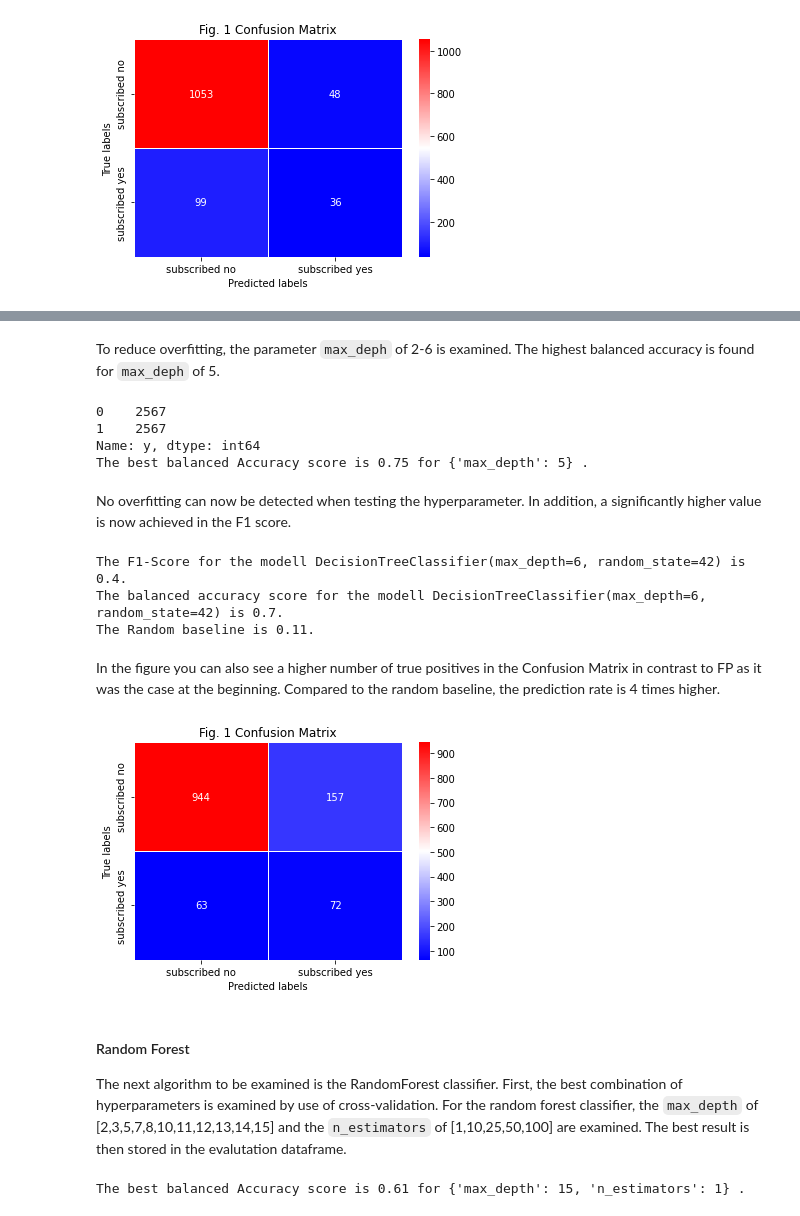
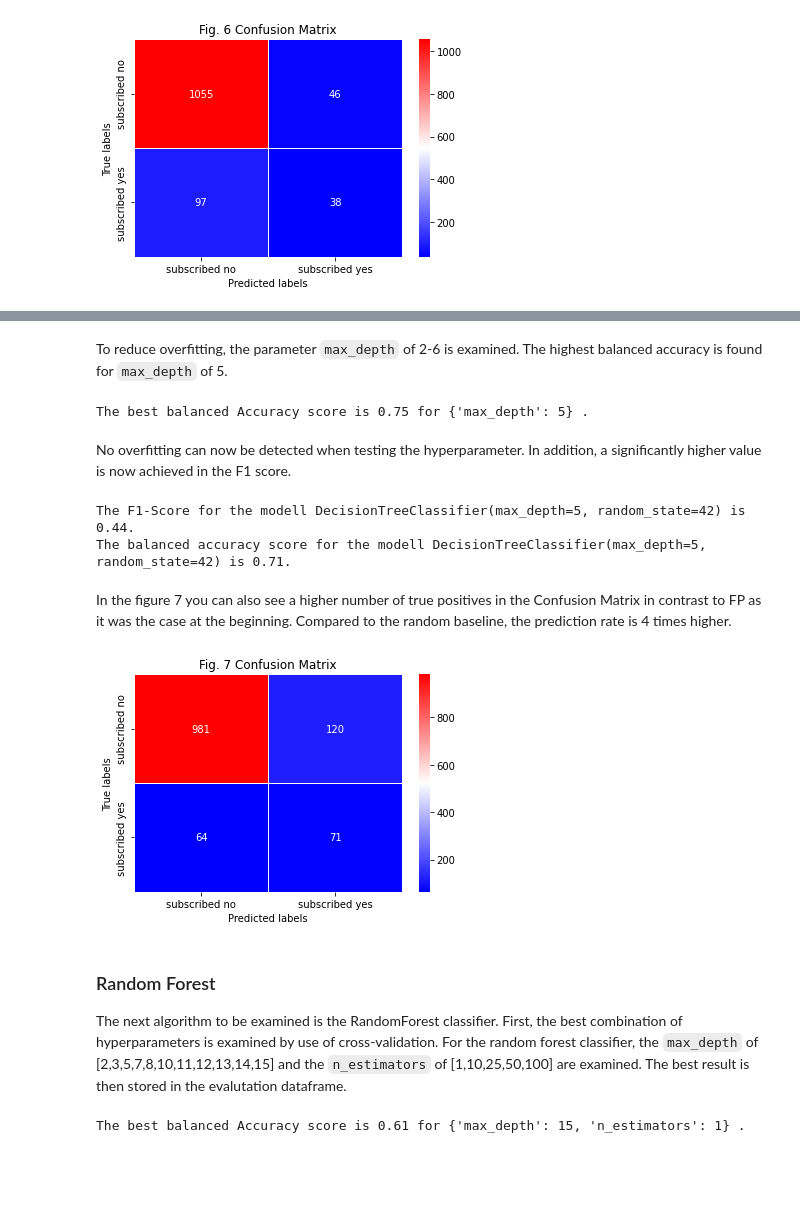
Before and after one commit to wuesten/Potfolio_2_ML, a Jupyter notebook: Exam.ipynb, the cells around one changed output, grey strips where cells are left out. Drawn from its saved outputs; the diff is of its cells as text; code cells hidden in the pictures; blank space fills up the shorter version.

```diff
--- a/Exam.ipynb
+++ b/Exam.ipynb
@@ -449,7 +443,7 @@ def calc_balanced_accuracy_score(model,x_train,y_train,x_test,y_test):
 # %% [markdown]
 The function `plot_confusion_matrix` uses the seaborn library to plot a confusion matrix. I used the seaborn libaray to add specific lables and titles.
 # %%
-def plot_confusion_matrix(cm,plot_nr):
+def plot_cm_matrix(cm,plot_nr):
     """create a seaborn heatmap to show the confusion matrix
 
     Keywords arguments:
@@ -552,46 +562,36 @@ The Random baseline is 0.11.
 # %% [markdown]
-To reduce overfitting, the parameter `max_deph` of 2-6 is examined. The highest balanced accuracy is found for `max_deph` of 5.
+To reduce overfitting, the parameter `max_depth` of 2-6 is examined. The highest balanced accuracy is found for `max_depth` of 5.
 # %%
-ros = RandomOverSampler()
-X_train_sc, y_train, X_test_sc, y_test = ml_setup(df)
-X_res, y_res = ros.fit_resample(X_train_sc, y_train)
-print(y_res.value_counts())
 max_depth_range = list(range(2,6))
 hyperparameter = {"max_depth": max_depth_range}
 score = cross_validate_setting(X_res,y_res,clf,hyperparameter)
 print(f'The best balanced Accuracy score is {round(score.best_score_,2)} for {score.best_params_} .')
-evaluation_df = evaluation_df.append(pd.DataFrame({'algorithm':['res. Decision tree'], 'best hyperparameters':[score.best_params_]}),ignore_index=True)
+evaluation_df = evaluation_df.append(pd.DataFrame({'algorithm':['bal. Decision tree'], 'best hyperparameters':[score.best_params_]}),ignore_index=True)
 # %% [output]
-0    2567
-1    2567
-Name: y, dtype: int64
 The best balanced Accuracy score is 0.75 for {'max_depth': 5} .
 # %% [markdown]
 No overfitting can now be detected when testing the hyperparameter. In addition, a significantly higher value is now achieved in the F1 score.
 # %%
-model = tree.DecisionTreeClassifier(criterion='gini', random_state=42, max_depth=6)
+model = tree.DecisionTreeClassifier(criterion='gini', random_state=42, max_depth=5)
 evaluation_df.iloc[1,1] = calc_f1_score(model,X_res, y_res, X_test_sc, y_test)
-model = tree.DecisionTreeClassifier(criterion='gini', random_state=42, max_depth=6)
+model = tree.DecisionTreeClassifier(criterion='gini', random_state=42, max_depth=5)
 evaluation_df.iloc[1,2] = calc_balanced_accuracy_score(model,X_res, y_res, X_test_sc, y_test)
-dist = df["y"].value_counts()
-print(f'The Random baseline is {round(dist[1]/len(df),2)}.')
 # %% [output]
-The F1-Score for the modell DecisionTreeClassifier(max_depth=6, random_state=42) is 0.4.
-The balanced accuracy score for the modell DecisionTreeClassifier(max_depth=6, random_state=42) is 0.7.
-The Random baseline is 0.11.
+The F1-Score for the modell DecisionTreeClassifier(max_depth=5, random_state=42) is 0.44.
+The balanced accuracy score for the modell DecisionTreeClassifier(max_depth=5, random_state=42) is 0.71.
 # %% [markdown]
-In the figure you can also see a higher number of true positives in the Confusion Matrix in contrast to FP as it was the case at the beginning. Compared to the random baseline, the prediction rate is 4 times higher.
+In the figure 7 you can also see a higher number of true positives in the Confusion Matrix in contrast to FP as it was the case at the beginning. Compared to the random baseline, the prediction rate is 4 times higher.
 # %%
-clf = tree.DecisionTreeClassifier(criterion='gini', random_state=42, max_depth=6)
+clf = tree.DecisionTreeClassifier(criterion='gini', random_state=42, max_depth=5)
 clf.fit(X_res, y_res)
 y_test_pred = clf.predict(X_test_sc)
 evaluation_df.iloc[1,3] = [np.array(confusion_matrix(y_test, y_test_pred),dtype=object)]
 cm = confusion_matrix(y_test, y_test_pred)
-plot_confusion_matrix(cm,1)
+plot_cm_matrix(cm,7)
 # %% [output]
-[figure, old version]
+[figure, new version]
 # %% [markdown]
-#### Random Forest <a id='6'></a>
+### Random Forest <a id='7'></a>
 The next algorithm to be examined is the RandomForest classifier. First, the best combination of hyperparameters is examined by use of cross-validation. For the random forest classifier, the `max_depth` of [2,3,5,7,8,10,11,12,13,14,15] and the `n_estimators` of [1,10,25,50,100] are examined. The best result is then stored in the evalutation dataframe. <br>
 # %%
 clf = RandomForestClassifier(random_state=42)
```
Also changed, not shown: parts of 53 cells of this notebook.
